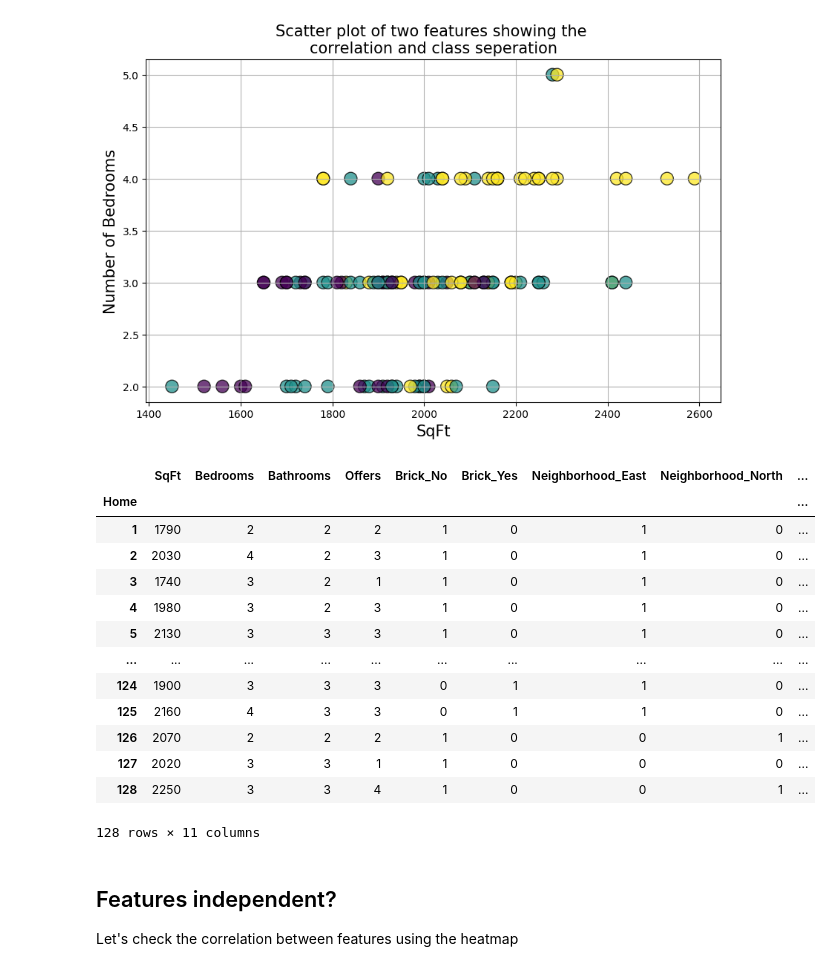
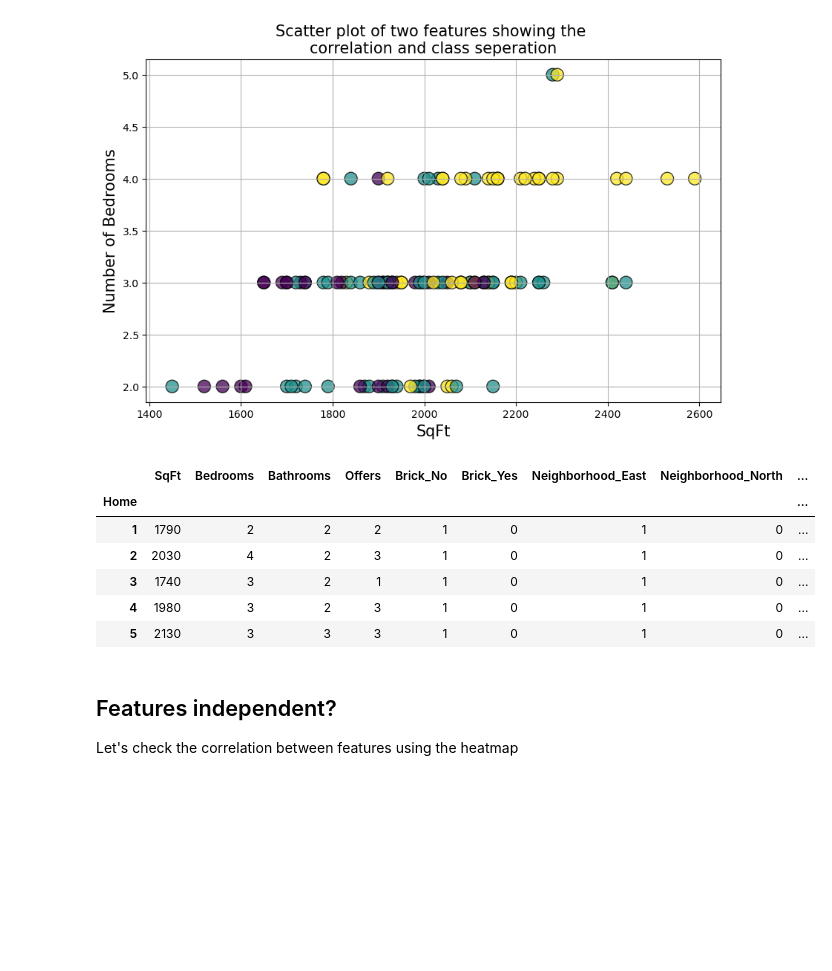
Before and after one commit to rdebullain/unsupervised_learning, a Jupyter notebook: tutorial_pca.ipynb, the cells around one changed output. Cells and saved outputs as stored; diff of their text form; code cells hidden in the pictures; blank space fills up the shorter version.

```diff
--- a/tutorial_pca.ipynb
+++ b/tutorial_pca.ipynb
@@ -9,8 +9,6 @@ import matplotlib.pyplot as plt
 import seaborn as sns
 # %%
 ### Import Dataset and EDA
-
-data = 'house-prices.csv'
-
+data = 'house_prices.csv'
 df = pd.read_csv(data)
 # %%
@@ -124,22 +105,15 @@ plt.show()
 # %% [output]
 [figure]
 # %%
-df_final
+df_final.head()
 # %% [output]
 |  | SqFt | Bedrooms | Bathrooms | Offers | Brick_No | Brick_Yes | Neighborhood_East | Neighborhood_North | ... |
 | Home |  |  |  |  |  |  |  |  | ... |
 | 1 | 1790 | 2 | 2 | 2 | 1 | 0 | 1 | 0 | ... |
 | 2 | 2030 | 4 | 2 | 3 | 1 | 0 | 1 | 0 | ... |
 | 3 | 1740 | 3 | 2 | 1 | 1 | 0 | 1 | 0 | ... |
 | 4 | 1980 | 3 | 2 | 3 | 1 | 0 | 1 | 0 | ... |
 | 5 | 2130 | 3 | 3 | 3 | 1 | 0 | 1 | 0 | ... |
-| ... | ... | ... | ... | ... | ... | ... | ... | ... | ... |
-| 124 | 1900 | 3 | 3 | 3 | 0 | 1 | 1 | 0 | ... |
-| 125 | 2160 | 4 | 3 | 3 | 0 | 1 | 1 | 0 | ... |
-| 126 | 2070 | 2 | 2 | 2 | 1 | 0 | 0 | 1 | ... |
-| 127 | 2020 | 3 | 3 | 1 | 1 | 0 | 0 | 0 | ... |
-| 128 | 2250 | 3 | 3 | 4 | 1 | 0 | 0 | 1 | ... |
-128 rows × 11 columns
 # %% [markdown]
 ## Features independent?
 
```
Also changed, not shown: parts of 6 cells of this notebook.
